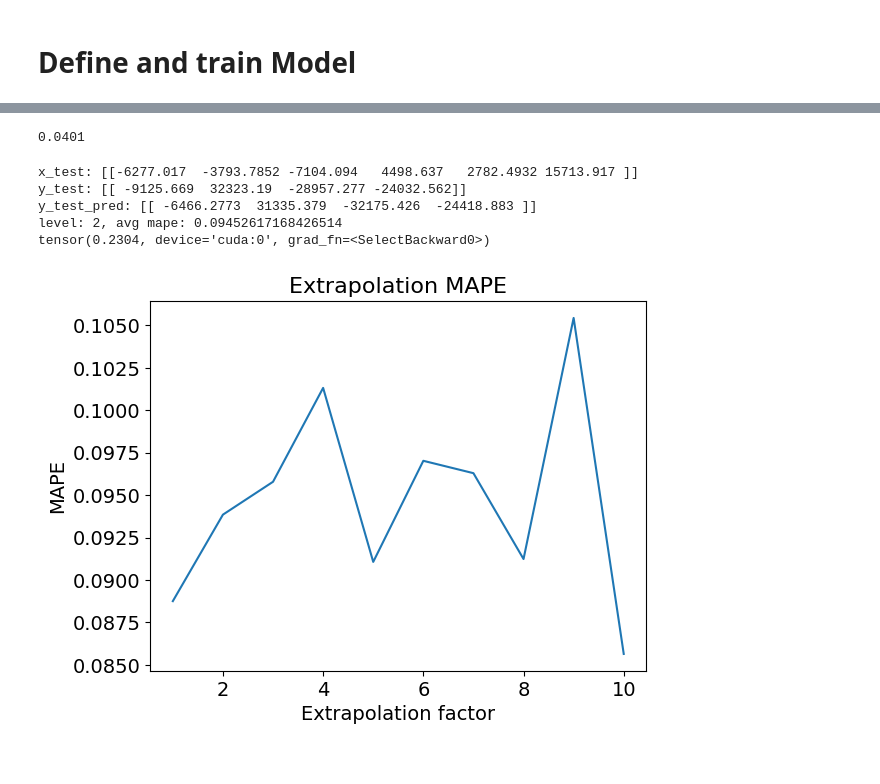
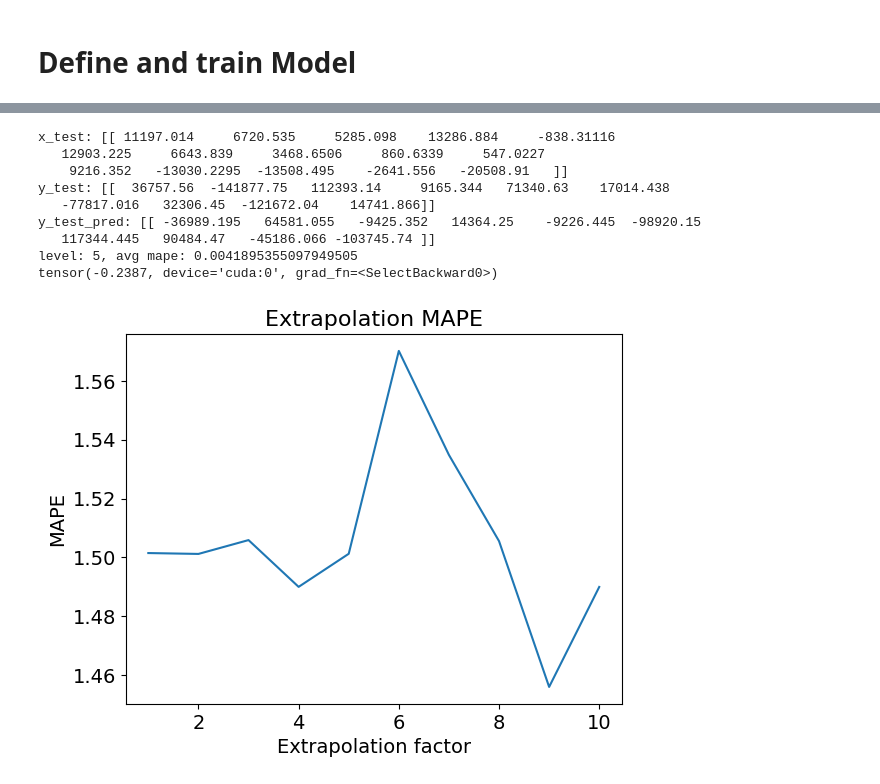
Before and after one commit to xkhainguyen/implicit-deep-learning, a Jupyter notebook: examples/synthetic-fixed-point copy 2.ipynb, the cells around one changed output, grey strips where cells are left out. Cells and saved outputs as stored; diff of their text form; code cells hidden in the pictures.

```diff
--- a/examples/synthetic-fixed-point copy 2.ipynb
+++ b/examples/synthetic-fixed-point copy 2.ipynb
@@ -50,7 +50,7 @@ import numpy as np
 import matplotlib.pyplot as plt
 
 generate_data = 0
-level = 2
+level = 5
 
 input_dim_gt = level*3
 hidden_dim_gt = level*5
@@ -203,8 +203,8 @@ generator = torch.Generator(device=device)
 best_vloss = 1_000_000.
 up_count = 0
 for run_idx in range(RUNS):
-    model, lr = make_mlp().to(device), 0.01; #torch.nn.init.normal_(fuse_parameters(model))
-    # model, lr = make_imp().to(device), 0.07; torch.nn.init.normal_(fuse_parameters(model), mean=0, std=0.1)
+    # model, lr = make_mlp().to(device), 0.01; #torch.nn.init.normal_(fuse_parameters(model))
+    model, lr = make_imp().to(device), 0.07; torch.nn.init.normal_(fuse_parameters(model), mean=0, std=0.1)
     optimizer = torch.optim.Adam(model.parameters(), lr=lr)
     scheduler = ExponentialLR(optimizer, gamma=0.99)
     # print(model)
@@ -281,7 +302,3 @@ if isinstance(model, ImplicitModel):
-# %%
-0.0401
-# %% [output]
-0.0401
 # %%
 x_test = torch.randn(1, input_dim_gt)*10000
 # x_test = x_values[np.random.randint(0, n_samples)].unsqueeze(0)
@@ -302,25 +319,30 @@ avg_mape = running_mape / (i + 1)
 print(f'level: {level}, avg mape: {avg_mape}')
 print(gt_model.A[-1,0])
 # %% [output]
-x_test: [[-6277.017  -3793.7852 -7104.094   4498.637   2782.4932 15713.917 ]]
-y_test: [[ -9125.669  32323.19  -28957.277 -24032.562]]
-y_test_pred: [[ -6466.2773  31335.379  -32175.426  -24418.883 ]]
-level: 2, avg mape: 0.09452617168426514
-tensor(0.2304, device='cuda:0', grad_fn=<SelectBackward0>)
+x_test: [[ 11197.014     6720.535     5285.098    13286.884     -838.31116
+   12903.225     6643.839     3468.6506     860.6339     547.0227
+    9216.352   -13030.2295  -13508.495    -2641.556   -20508.91   ]]
+y_test: [[  36757.56  -141877.75   112393.14     9165.344   71340.63    17014.438
+   -77817.016   32306.45  -121672.04    14741.866]]
+y_test_pred: [[ -36989.195   64581.055   -9425.352   14364.25    -9226.445  -98920.15
+   117344.445   90484.47   -45186.066 -103745.74 ]]
+level: 5, avg mape: 0.0041895355097949505
+tensor(-0.2387, device='cuda:0', grad_fn=<SelectBackward0>)
 # %%
 extrap_level = 1
 extrap_max = 10
+ood_level = []
+n_samples_val = 200
 mapes = []
-n_samples_val = 200
 with torch.no_grad():
     for ood_level in range(extrap_max):
-        x_ood = torch.randn(n_samples_val, input_dim_gt)*10**extrap_level
+        x_ood = torch.randn(n_samples_val, input_dim_gt)*10**ood_level
         y_ood = gt_model(x_ood)
         y_ood_pred = best_model(x_ood)
         mape = ((y_ood - y_ood_pred).norm(dim=1) / y_ood_pred.norm(dim=1)).mean()
         mapes.append(mape.cpu())
 
 # figure for mapes
 plot_hist(mapes, 'Extrapolation factor', 'MAPE', 'Extrapolation MAPE', x_axis=range(1,extrap_max+1))
 # %% [output]
-[figure, old version]
+[figure, new version]
```
Also changed, not shown: parts of 4 cells of this notebook, 12 other files.
